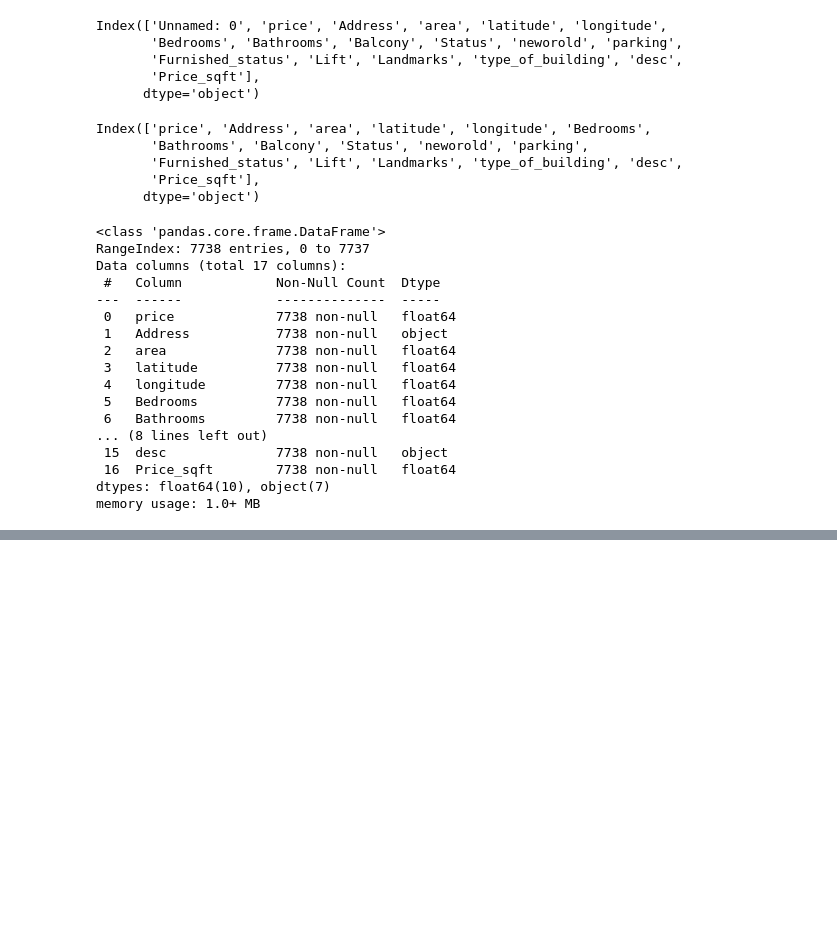
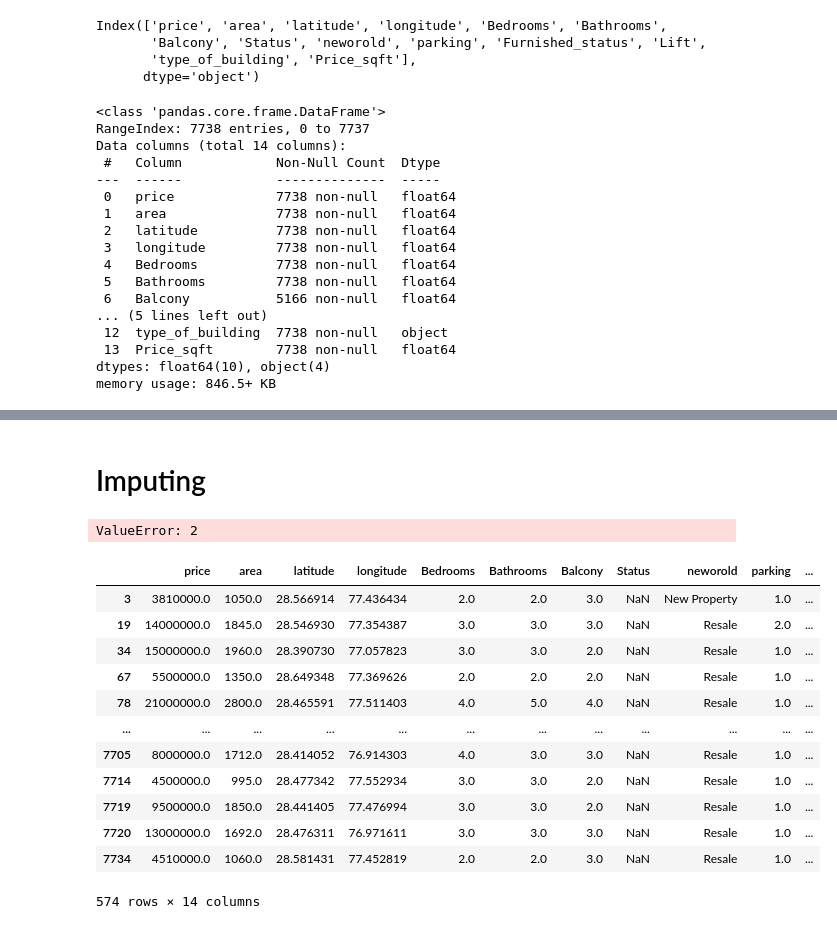
Before and after one commit to saptarshipal1/boston_house_pricing_regression, a Jupyter notebook: data/boston_housing_price.ipynb, the cells around one changed output, grey strips where cells are left out. Saved outputs shown, nothing was run; the diff lists cells and outputs as text; code cells hidden in the pictures; blank space fills up the shorter version.

```diff
--- a/data/boston_housing_price.ipynb
+++ b/data/boston_housing_price.ipynb
@@ -20,0 +33,3 @@ data.head()
+# %%
+data = data.drop(columns = ['Unnamed: 0','Address','Landmarks','desc'])
+data.head()
@@ -21,39 +43,28 @@ data.head()
 # %%
 data.columns
 # %% [output]
-Index(['Unnamed: 0', 'price', 'Address', 'area', 'latitude', 'longitude',
-       'Bedrooms', 'Bathrooms', 'Balcony', 'Status', 'neworold', 'parking',
-       'Furnished_status', 'Lift', 'Landmarks', 'type_of_building', 'desc',
-       'Price_sqft'],
+Index(['price', 'area', 'latitude', 'longitude', 'Bedrooms', 'Bathrooms',
+       'Balcony', 'Status', 'neworold', 'parking', 'Furnished_status', 'Lift',
+       'type_of_building', 'Price_sqft'],
       dtype='object')
-# %%
-df = data.copy()
-df.drop(columns='Unnamed: 0', axis =1, inplace = True)
-df.columns
-# %% [output]
-Index(['price', 'Address', 'area', 'latitude', 'longitude', 'Bedrooms',
-       'Bathrooms', 'Balcony', 'Status', 'neworold', 'parking',
-       'Furnished_status', 'Lift', 'Landmarks', 'type_of_building', 'desc',
-       'Price_sqft'],
-      dtype='object')
 # %%
-df.info()
+data.info()
 # %% [output]
 <class 'pandas.core.frame.DataFrame'>
 RangeIndex: 7738 entries, 0 to 7737
-Data columns (total 17 columns):
+Data columns (total 14 columns):
  #   Column            Non-Null Count  Dtype
 ---  ------            --------------  -----
  0   price             7738 non-null   float64
- 1   Address           7738 non-null   object
- 2   area              7738 non-null   float64
- 3   latitude          7738 non-null   float64
- 4   longitude         7738 non-null   float64
- 5   Bedrooms          7738 non-null   float64
- 6   Bathrooms         7738 non-null   float64
-... (8 lines left out)
- 15  desc              7738 non-null   object
- 16  Price_sqft        7738 non-null   float64
-dtypes: float64(10), object(7)
-memory usage: 1.0+ MB
+ 1   area              7738 non-null   float64
+ 2   latitude          7738 non-null   float64
+ 3   longitude         7738 non-null   float64
+ 4   Bedrooms          7738 non-null   float64
+ 5   Bathrooms         7738 non-null   float64
+ 6   Balcony           5166 non-null   float64
+... (5 lines left out)
+ 12  type_of_building  7738 non-null   object
+ 13  Price_sqft        7738 non-null   float64
+dtypes: float64(10), object(4)
+memory usage: 846.5+ KB
 # %%
@@ -70,4 +81,33 @@ df.describe().transpose()
 | parking | 2612.0 | 7.673047e+00 | 6.041751e+01 | 1.000000e+00 | 1.000000e+00 | 1.000000e+00 | 2.000000e+00 | 1.406000e+03 |
 | Lift | 1733.0 | 1.829198e+00 | 1.192607e+00 | 0.000000e+00 | 1.000000e+00 | 2.000000e+00 | 2.000000e+00 | 1.000000e+01 |
 | Price_sqft | 7738.0 | 5.543660e+03 | 2.408659e+03 | 2.100000e+03 | 3.950987e+03 | 4.972674e+03 | 6.350639e+03 | 4.437870e+04 |
+# %% [markdown]
+# Imputing
+# %%
+imputer1 = SimpleImputer(missing_values=np.nan,strategy='most_frequent')
+imputer2 = SimpleImputer(missing_values=pd.NA,strategy='most_frequent')
+
+data['Balcony'] = imputer1.fit_transform(data[['Balcony']] )
+data['Status'] = imputer2.fit_transform(data[['Status']])
+data['parking'] = imputer1.fit_transform(data[['parking']])
+data['Furnished_status'] = imputer2.fit_transform(data[['Furnished_status']])
+data['Lift'] = imputer1.fit_transform(data[['Lift']])
+# %% [output]
+ValueError: 2
+# %%
+data[data['Status'].isnull()]
+# %% [output]
+|  | price | area | latitude | longitude | Bedrooms | Bathrooms | Balcony | Status | neworold | parking | ... |
+| 3 | 3810000.0 | 1050.0 | 28.566914 | 77.436434 | 2.0 | 2.0 | 3.0 | NaN | New Property | 1.0 | ... |
+| 19 | 14000000.0 | 1845.0 | 28.546930 | 77.354387 | 3.0 | 3.0 | 3.0 | NaN | Resale | 2.0 | ... |
+| 34 | 15000000.0 | 1960.0 | 28.390730 | 77.057823 | 3.0 | 3.0 | 2.0 | NaN | Resale | 1.0 | ... |
+| 67 | 5500000.0 | 1350.0 | 28.649348 | 77.369626 | 2.0 | 2.0 | 2.0 | NaN | Resale | 1.0 | ... |
+| 78 | 21000000.0 | 2800.0 | 28.465591 | 77.511403 | 4.0 | 5.0 | 4.0 | NaN | Resale | 1.0 | ... |
+| ... | ... | ... | ... | ... | ... | ... | ... | ... | ... | ... | ... |
+| 7705 | 8000000.0 | 1712.0 | 28.414052 | 76.914303 | 4.0 | 3.0 | 3.0 | NaN | Resale | 1.0 | ... |
+| 7714 | 4500000.0 | 995.0 | 28.477342 | 77.552934 | 3.0 | 3.0 | 2.0 | NaN | Resale | 1.0 | ... |
+| 7719 | 9500000.0 | 1850.0 | 28.441405 | 77.476994 | 3.0 | 3.0 | 2.0 | NaN | Resale | 1.0 | ... |
+| 7720 | 13000000.0 | 1692.0 | 28.476311 | 76.971611 | 3.0 | 3.0 | 3.0 | NaN | Resale | 1.0 | ... |
+| 7734 | 4510000.0 | 1060.0 | 28.581431 | 77.452819 | 2.0 | 2.0 | 3.0 | NaN | Resale | 1.0 | ... |
+574 rows × 14 columns
 # %%
```
Also changed, not shown: parts of 16 cells of this notebook.
